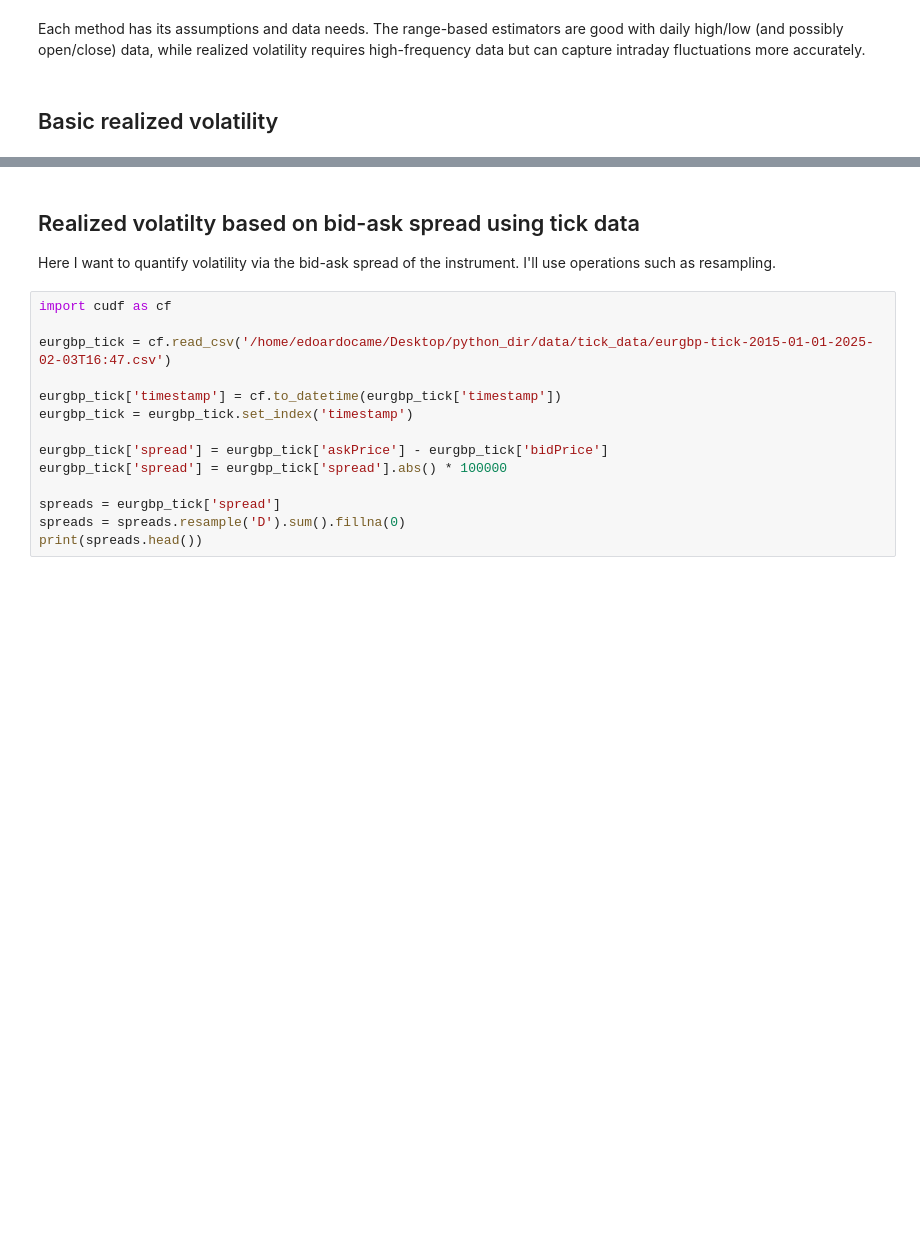
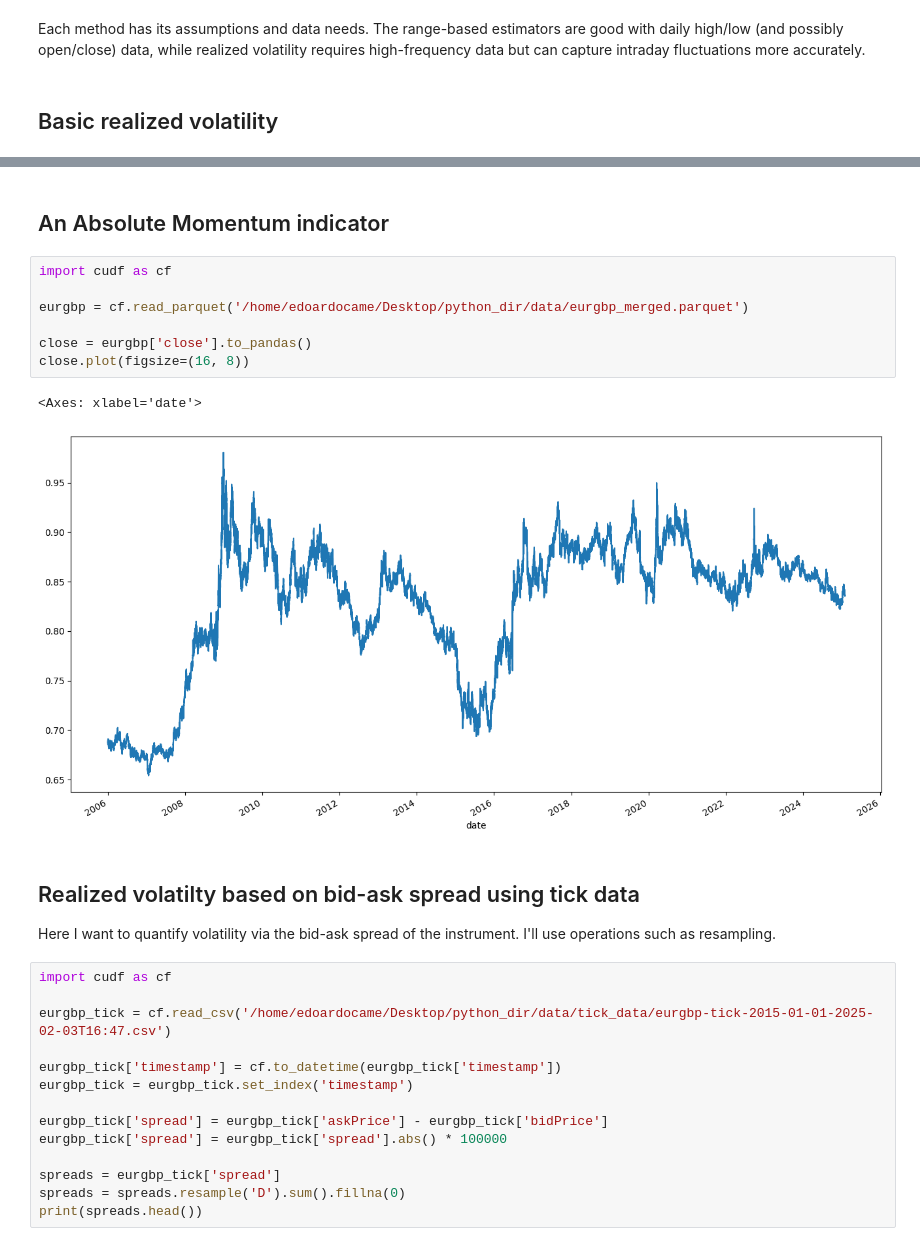
Before and after one commit to edoardoCame/Machine-Learning, a Jupyter notebook: Machine Learning Experiments/volatility forecasting EURGBP/alternative volatility measures.ipynb, the cells around one changed output, grey strips where cells are left out. Drawn from its saved outputs; the diff is of its cells as text; blank space fills up the shorter version.

```diff
--- a/Machine Learning Experiments/volatility forecasting EURGBP/alternative volatility measures.ipynb
+++ b/Machine Learning Experiments/volatility forecasting EURGBP/alternative volatility measures.ipynb
@@ -115,3 +108,15 @@ returns.to_pandas().plot(figsize=(12, 10), title='Realized Volatility')
+# %% [markdown]
+## An Absolute Momentum indicator
+# %%
+import cudf as cf
+
+eurgbp = cf.read_parquet('/home/edoardocame/Desktop/python_dir/data/eurgbp_merged.parquet')
+
+close = eurgbp['close'].to_pandas()
+close.plot(figsize=(16, 8))
+# %% [output]
+<Axes: xlabel='date'>
+[figure, added]
 # %% [markdown]
 ## Realized volatilty based on bid-ask spread using tick data
 
```
Also changed, not shown: parts of 3 cells of this notebook, 1 other file.
